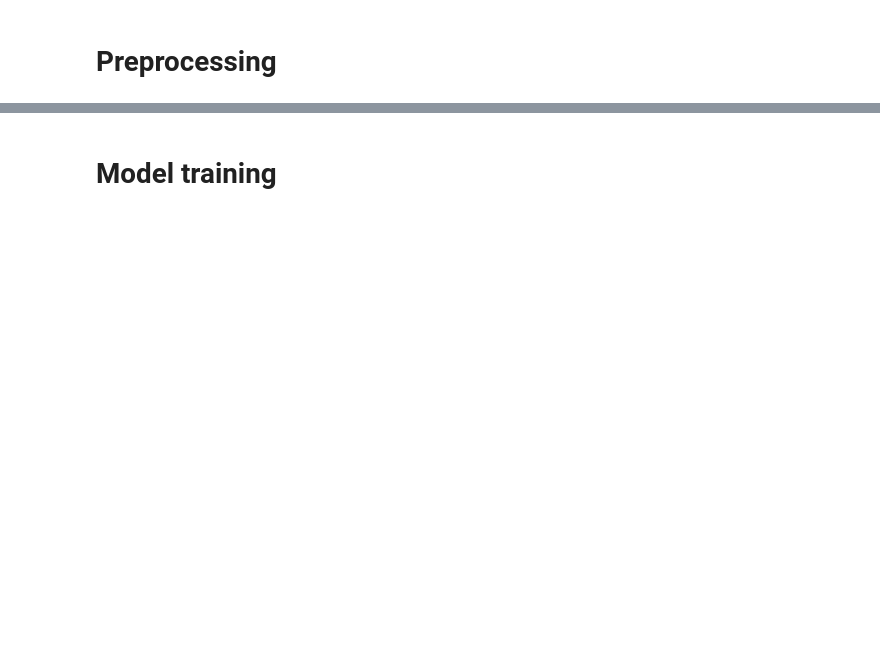
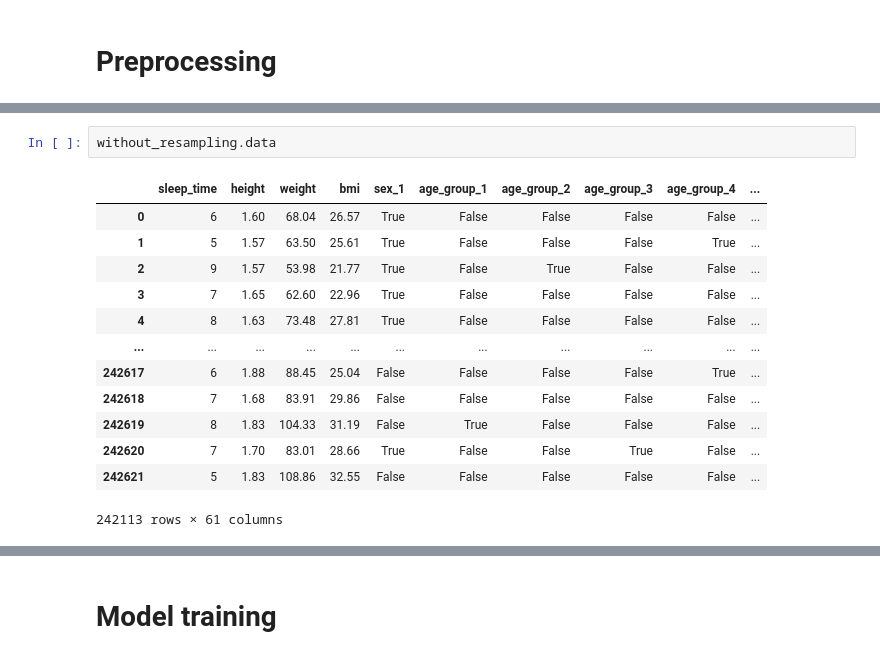
Before and after one commit to AlexMilionis/BioDataProject, a Jupyter notebook: BioAnalysis.ipynb, the cells around one changed output, grey strips where cells are left out. Cells and saved outputs as stored; diff of their text form; blank space fills up the shorter version.

```diff
--- a/BioAnalysis.ipynb
+++ b/BioAnalysis.ipynb
@@ -165,0 +172,16 @@ equalized = preprocessing_pipeline(resample=False, equalize = True)
+# %%
+without_resampling.data
+# %% [output]
+|  | sleep_time | height | weight | bmi | sex_1 | age_group_1 | age_group_2 | age_group_3 | age_group_4 | ... |
+| 0 | 6 | 1.60 | 68.04 | 26.57 | True | False | False | False | False | ... |
+| 1 | 5 | 1.57 | 63.50 | 25.61 | True | False | False | False | True | ... |
+| 2 | 9 | 1.57 | 53.98 | 21.77 | True | False | True | False | False | ... |
+| 3 | 7 | 1.65 | 62.60 | 22.96 | True | False | False | False | False | ... |
+| 4 | 8 | 1.63 | 73.48 | 27.81 | True | False | False | False | False | ... |
+| ... | ... | ... | ... | ... | ... | ... | ... | ... | ... | ... |
+| 242617 | 6 | 1.88 | 88.45 | 25.04 | False | False | False | False | True | ... |
+| 242618 | 7 | 1.68 | 83.91 | 29.86 | False | False | False | False | False | ... |
+| 242619 | 8 | 1.83 | 104.33 | 31.19 | False | True | False | False | False | ... |
+| 242620 | 7 | 1.70 | 83.01 | 28.66 | True | False | False | True | False | ... |
+| 242621 | 5 | 1.83 | 108.86 | 32.55 | False | False | False | False | False | ... |
+242113 rows × 61 columns
```
Also changed, not shown: parts of 40 cells of this notebook.
